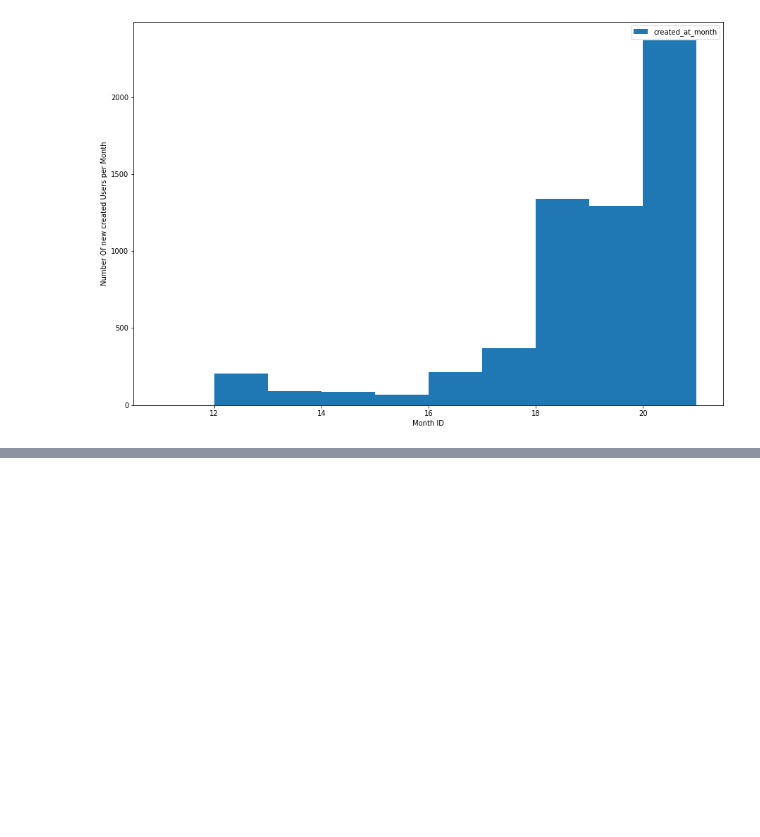
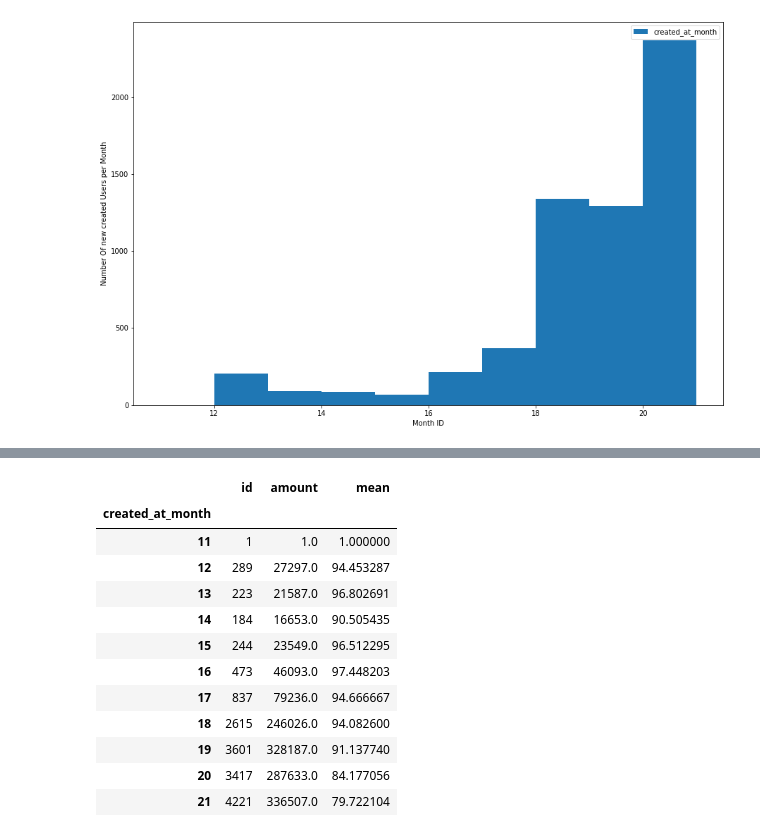
Before and after one commit to ferranjuanals/jump2digital-hackathon, a Jupyter notebook: data.ipynb, the cells around one changed output, grey strips where cells are left out. Cells and saved outputs as stored; diff of their text form; code cells hidden in the pictures; blank space fills up the shorter version.

```diff
--- a/data.ipynb
+++ b/data.ipynb
@@ -145,0 +202,2 @@ Text(0.5, 0, 'Month ID')
+# %%
+dfmean1=df.groupby(['created_at_month'])['id'].count()
@@ -145,0 +220,5 @@ Text(0.5, 0, 'Month ID')
+# %%
+df_tot=df.groupby(['created_at_month'])['amount'].sum()
+# %%
+result = pd.concat([dfmean1, df_tot], axis=1)
+result
@@ -145,0 +255,17 @@ Text(0.5, 0, 'Month ID')
+# %%
+result['mean']=result['amount']/result['id']
+result
+# %% [output]
+|  | id | amount | mean |
+| created_at_month |  |  |  |
+| 11 | 1 | 1.0 | 1.000000 |
+| 12 | 289 | 27297.0 | 94.453287 |
+| 13 | 223 | 21587.0 | 96.802691 |
+| 14 | 184 | 16653.0 | 90.505435 |
+| 15 | 244 | 23549.0 | 96.512295 |
+| 16 | 473 | 46093.0 | 97.448203 |
+| 17 | 837 | 79236.0 | 94.666667 |
+| 18 | 2615 | 246026.0 | 94.082600 |
+| 19 | 3601 | 328187.0 | 91.137740 |
+| 20 | 3417 | 287633.0 | 84.177056 |
+| 21 | 4221 | 336507.0 | 79.722104 |
```
Also changed, not shown: parts of 30 cells of this notebook.
